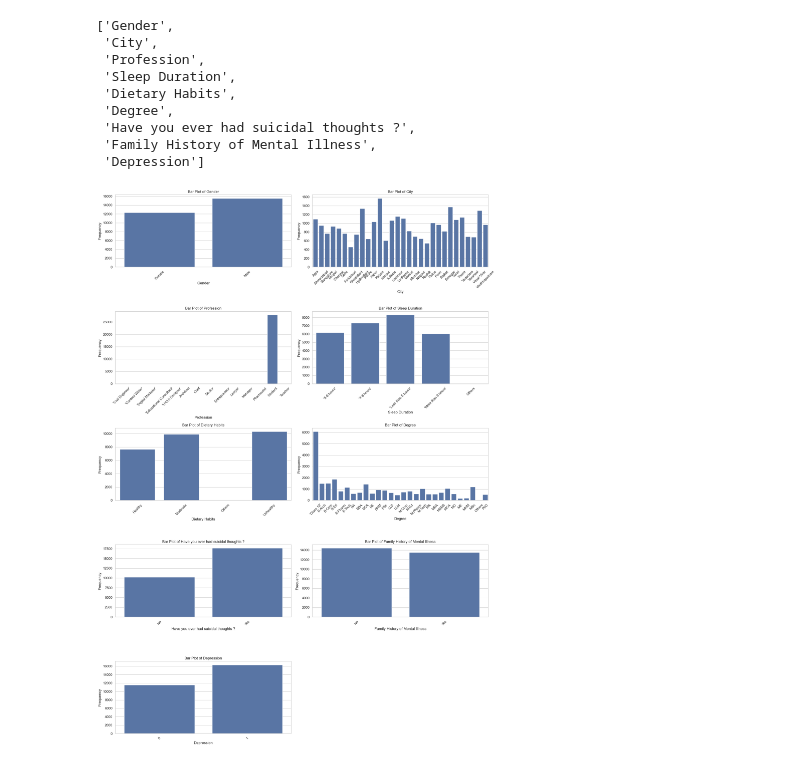
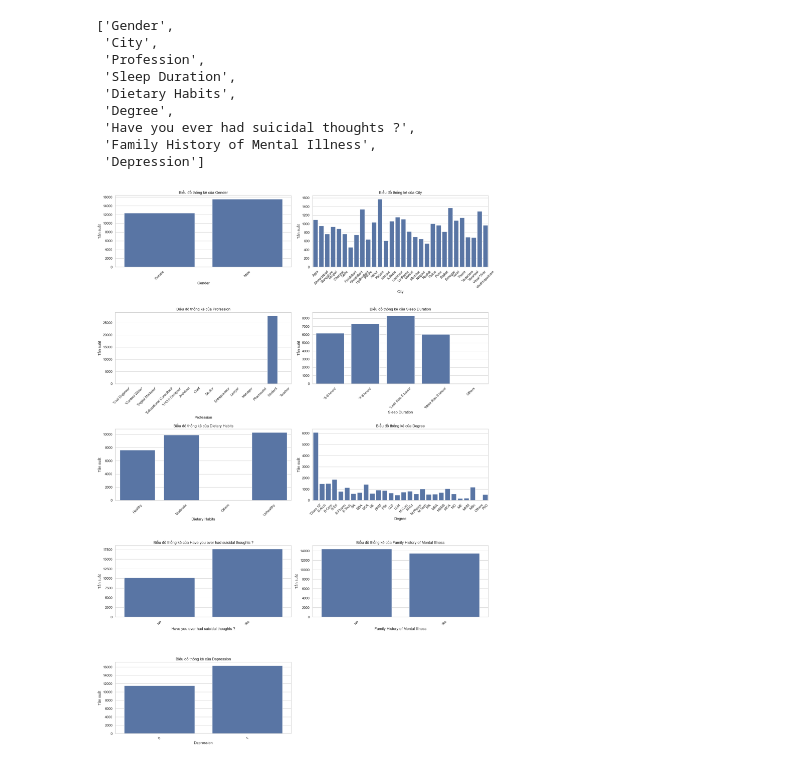
Before and after one commit to Dzivilord/Data_Insight_AI, a Jupyter notebook: src/ExploringData/About_data.ipynb, the cells around one changed output. Saved outputs shown, nothing was run; the diff lists cells and outputs as text; code cells hidden in the pictures.

```diff
--- a/src/ExploringData/About_data.ipynb
+++ b/src/ExploringData/About_data.ipynb
@@ -703,24 +714,24 @@ cat_cols
 # %%
 n_cols = 2
 n_rows = math.ceil(len(cat_cols) / n_cols)
 
 plt.figure(figsize=(18, n_rows * 5))
 gs = GridSpec(n_rows, n_cols, height_ratios=[1]*n_rows)
 
 for i, col in enumerate(cat_cols):
     ax = plt.subplot(gs[i // n_cols, i % n_cols])
     sns.barplot(
         x=data[col].value_counts().index,
         y=data[col].value_counts().values,
         ax=ax
     )
-    ax.set_title(f'Bar Plot of {col}')
+    ax.set_title(f'Biểu đồ thống kê của {col}')
     ax.set_xlabel(col)
-    ax.set_ylabel('Frequency')
+    ax.set_ylabel('Tần suất')
     ax.tick_params(axis='x', rotation=45)  # xoay nhãn nếu cần
 
 plt.tight_layout()
 plt.show()
 # %% [output]
-[figure, old version]
+[figure, new version]
 # %% [markdown]
```
Also changed, not shown: parts of 16 cells of this notebook.
